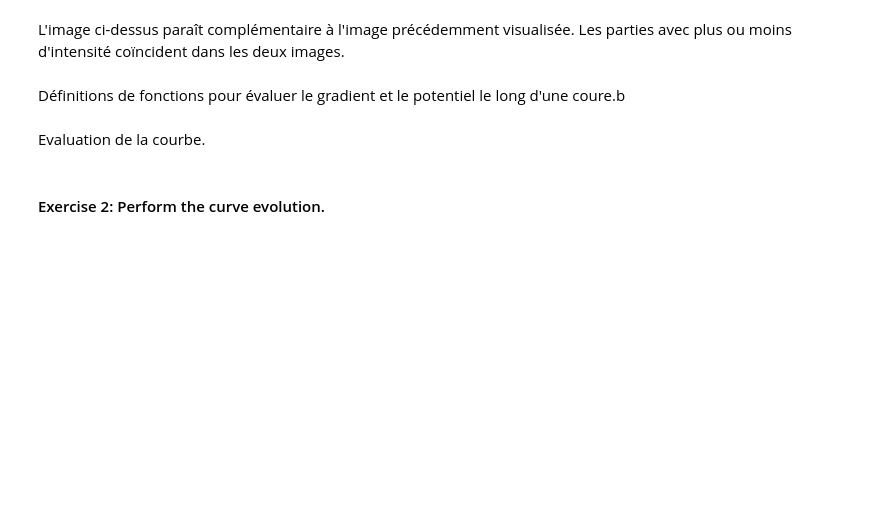
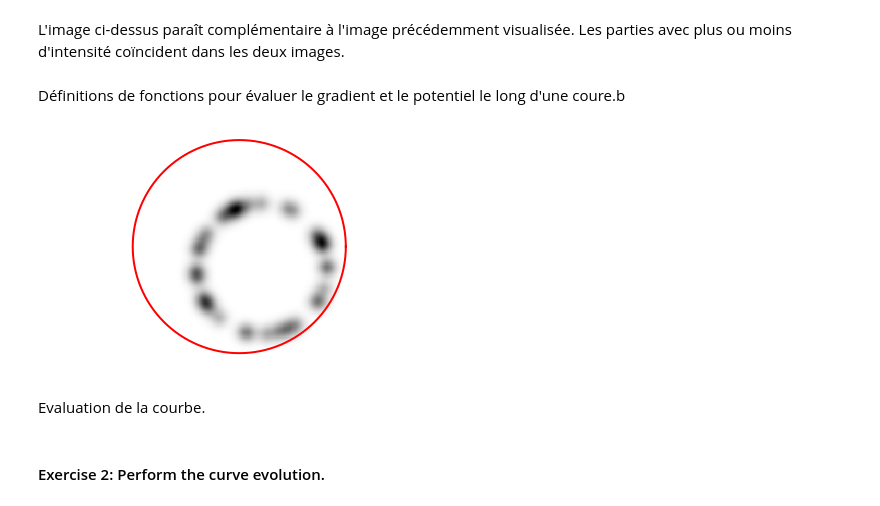
Before and after one commit to MargotSirdey/Mini_Projet_Active_Contours, a Jupyter notebook: machine_learning_parametric.ipynb, the cells around one changed output. Saved outputs shown, nothing was run; the diff lists cells and outputs as text; code cells hidden in the pictures; blank space fills up the shorter version.

```diff
--- a/machine_learning_parametric.ipynb
+++ b/machine_learning_parametric.ipynb
@@ -198,7 +204,7 @@ r = .98*n/2 #rayon
 p = 128 #nombre de points sur la courbe
 theta = transpose( linspace(0, 2*pi, p+1) )#transposée d'un vecteur de longueur p+1 allant de 0 à 2pi (intervalles égaux)
 theta = theta[0:-1] #sans la derniere valeur, car cos(0)=cos(2pi) et idem pour sin ??
-gamma0 = n/2 * (1 + 1j) +  r*(cos(theta) + 1j*sin(theta)) #courbe circulaire
+gamma0 = n/2 * (1 + 1j) +  r*(np.cos(theta) + 1j*np.sin(theta)) #courbe circulaire
 # %%
 gamma = gamma0 #initialisation de la série de courbe avec gamma0 (courbe circulaire)
 # %%
@@ -207,9 +213,11 @@ Tmax = 5000 #max temps
 niter = round(Tmax/ dt) #nombre d'itérations
 # %%
 lw = 2
-clf
+plt.clf
 imageplot(transpose(W)) #visualisation des poids
 cplot(gamma, 'r', lw) #visualisation de la courbe
+# %% [output]
+[figure, added]
 # %%
 dotp = lambda c1,c2: real(c1)*real(c2) + imag(c1)*imag(c2) #produit scalaire?
 # %% [markdown]
```
Also changed, not shown: parts of 13 cells of this notebook, 2 other files.
